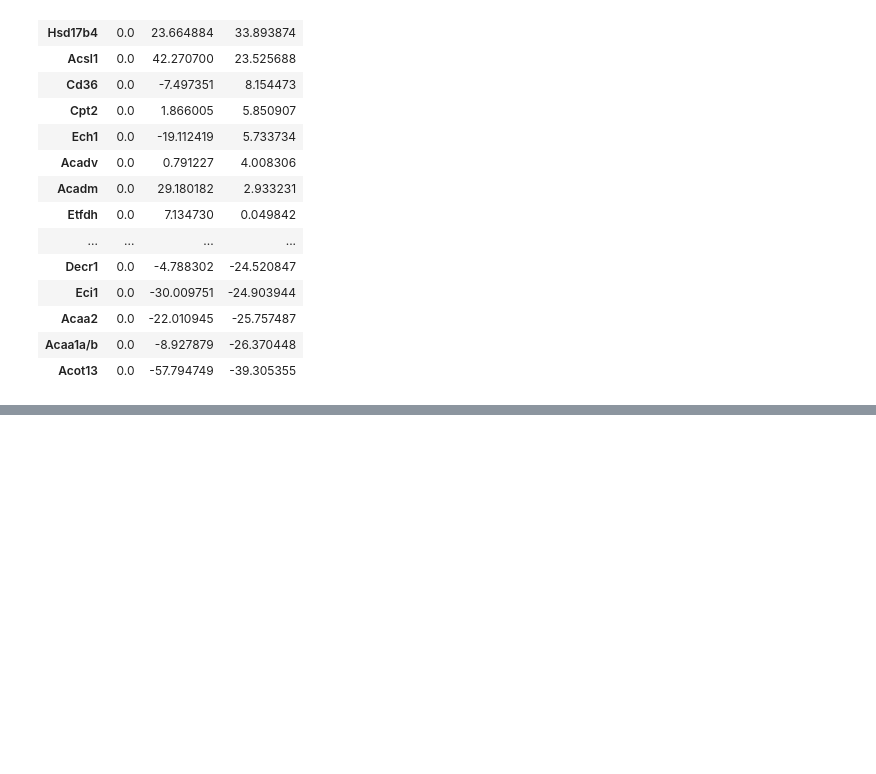
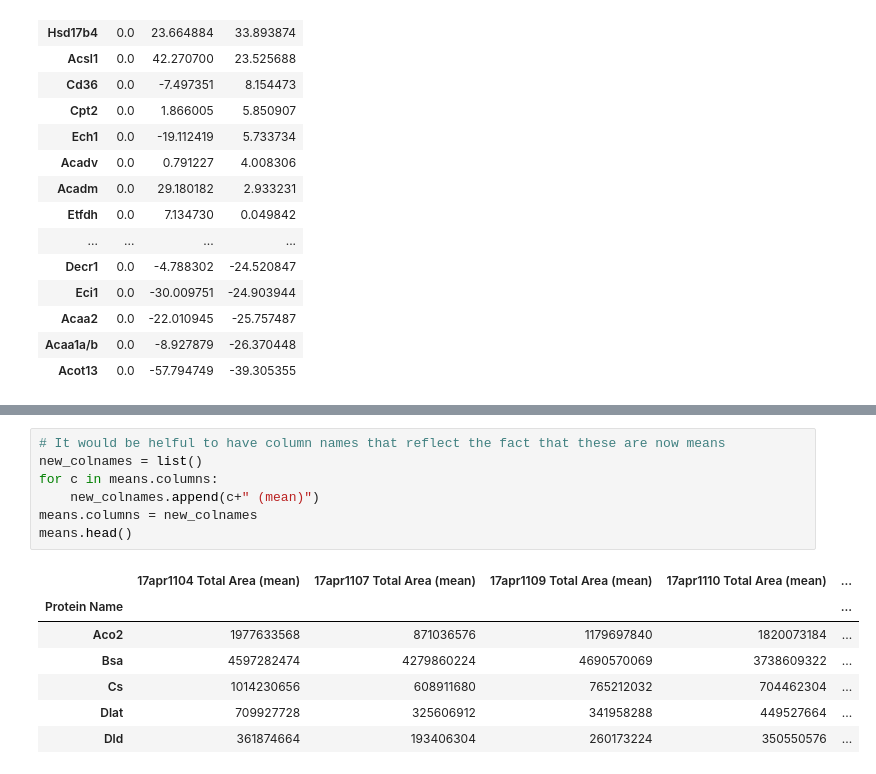
Before and after one commit to aperz/proteomics, a Jupyter notebook: proteomics.ipynb, the cells around one changed output, grey strips where cells are left out. Drawn from its saved outputs; the diff is of its cells as text; blank space fills up the shorter version.

```diff
--- a/proteomics.ipynb
+++ b/proteomics.ipynb
@@ -75,0 +208,15 @@ sns.heatmap(d)#, square=True)
+# %%
+# It would be helful to have column names that reflect the fact that these are now means
+new_colnames = list()
+for c in means.columns:
+    new_colnames.append(c+" (mean)")
+means.columns = new_colnames
+means.head()
+# %% [output]
+|  | 17apr1104 Total Area (mean) | 17apr1107 Total Area (mean) | 17apr1109 Total Area (mean) | 17apr1110 Total Area (mean) | ... |
+| Protein Name |  |  |  |  | ... |
+| Aco2 | 1977633568 | 871036576 | 1179697840 | 1820073184 | ... |
+| Bsa | 4597282474 | 4279860224 | 4690570069 | 3738609322 | ... |
+| Cs | 1014230656 | 608911680 | 765212032 | 704462304 | ... |
+| Dlat | 709927728 | 325606912 | 341958288 | 449527664 | ... |
+| Dld | 361874664 | 193406304 | 260173224 | 350550576 | ... |
```
Also changed, not shown: parts of 22 cells of this notebook.
